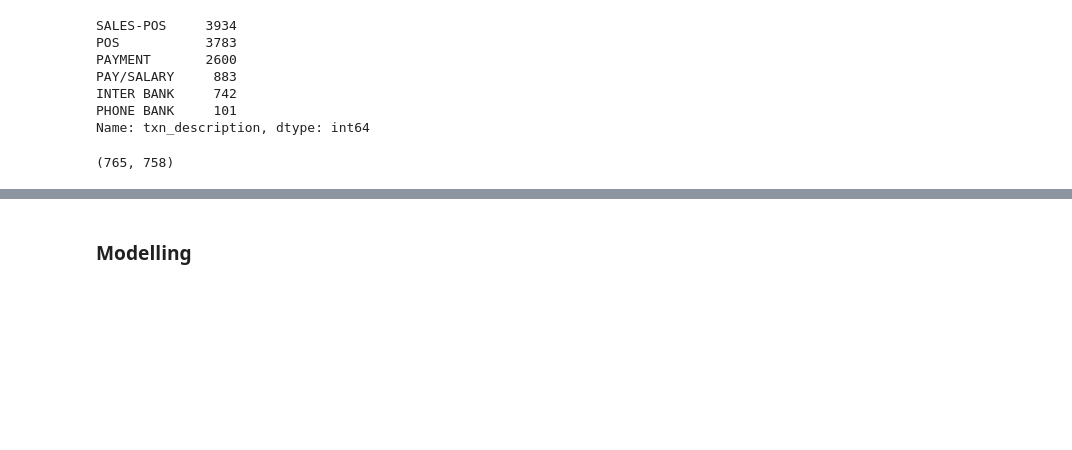
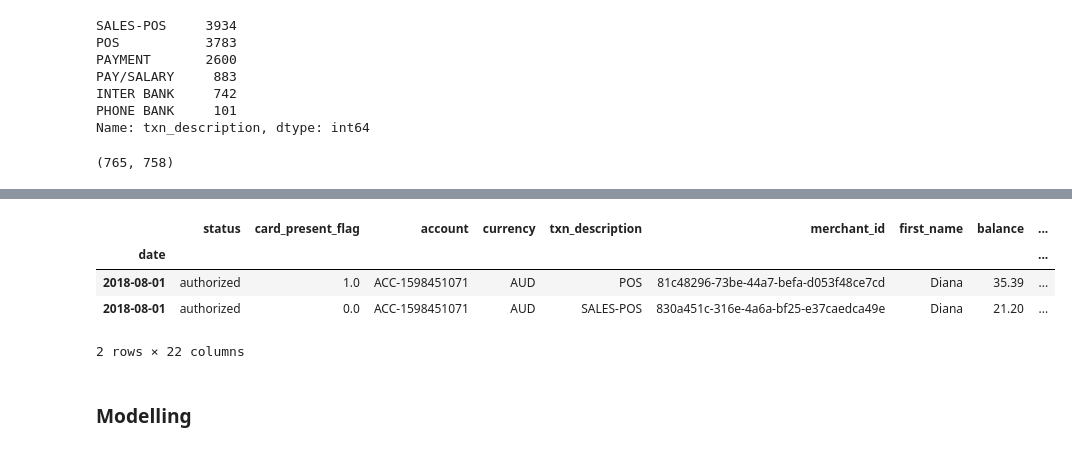
Before and after one commit to Zeeniye/data-anz-virtual-experience-insidesherpa, a Jupyter notebook: data-anz-virtual-internship.ipynb, the cells around one changed output, grey strips where cells are left out. Cells and saved outputs as stored; diff of their text form; code cells hidden in the pictures; blank space fills up the shorter version.

Commit message:
add customer_state and edited long_lat

```diff
--- a/data-anz-virtual-internship.ipynb
+++ b/data-anz-virtual-internship.ipynb
@@ -167,0 +220,3 @@ trans_df = trans_df.drop(['long_lat'], axis=1)
+# %%
+trans_df['long_cust'] = trans_df['long_cust'].replace([255], 151.21)
+trans_df['lat_cust'] = trans_df['lat_cust'].replace([-573], -33.87)
@@ -277,0 +284,34 @@ nothing added to commit but untracked files present (use "git add" to track)
+# %%
+def customer_state_gen(col):
+    '''
+    > Customer Address by State
+
+    long=x, lat=y
+
+    * WA = x<125.0
+    * NT = 125.0<x<134.0, y>-27.0
+    * SA = 125.0<x<140.0, y<-27.0
+    * TAS = y<-40.0
+    * QLD = x>134.0, y>-28.9
+    * VIC = x>140.0, y<-36.1
+    * ACT = x==149.03, y=-35.25
+    * NSW = x>140.0, y>-34.5
+    '''
+    long, lat = col
+
+    if long < 125.0:
+        return 'WA'
+    elif (125.0 < long < 134.0) and (lat > -27.0):
+        return 'NT'
+    elif (125.0 < long < 140.0) and (lat < -27.0):
+        return 'SA'
+    elif lat < -40.0:
+        return 'TAS'
+    elif long > 134.0 and lat > -28.9:
+        return 'QLD'
+    elif long > 140.0 and lat < -36.1:
+        return 'VIC'
+    elif long == 149.03 and lat == -35.25:
+        return 'ACT'
+    else:
+        return 'NSW'
@@ -278,3 +320,13 @@ nothing added to commit but untracked files present (use "git add" to track)
+# %%
+trans_df['customer_state'] = trans_df[['long_cust', 'lat_cust']].apply(customer_state_gen, axis=1)
+# %%
+trans_df.head(2)
+# %% [output]
+|  | status | card_present_flag | account | currency | txn_description | merchant_id | first_name | balance | ... |
+| date |  |  |  |  |  |  |  |  | ... |
+| 2018-08-01 | authorized | 1.0 | ACC-1598451071 | AUD | POS | 81c48296-73be-44a7-befa-d053f48ce7cd | Diana | 35.39 | ... |
+| 2018-08-01 | authorized | 0.0 | ACC-1598451071 | AUD | SALES-POS | 830a451c-316e-4a6a-bf25-e37caedca49e | Diana | 21.20 | ... |
+2 rows × 22 columns
 # %%
 trans_df.to_excel('ANZ processed dataset.xlsx', sheet_name='Processed ANZ data')
 # %% [markdown]
```
Also changed, not shown: parts of 23 cells of this notebook.
